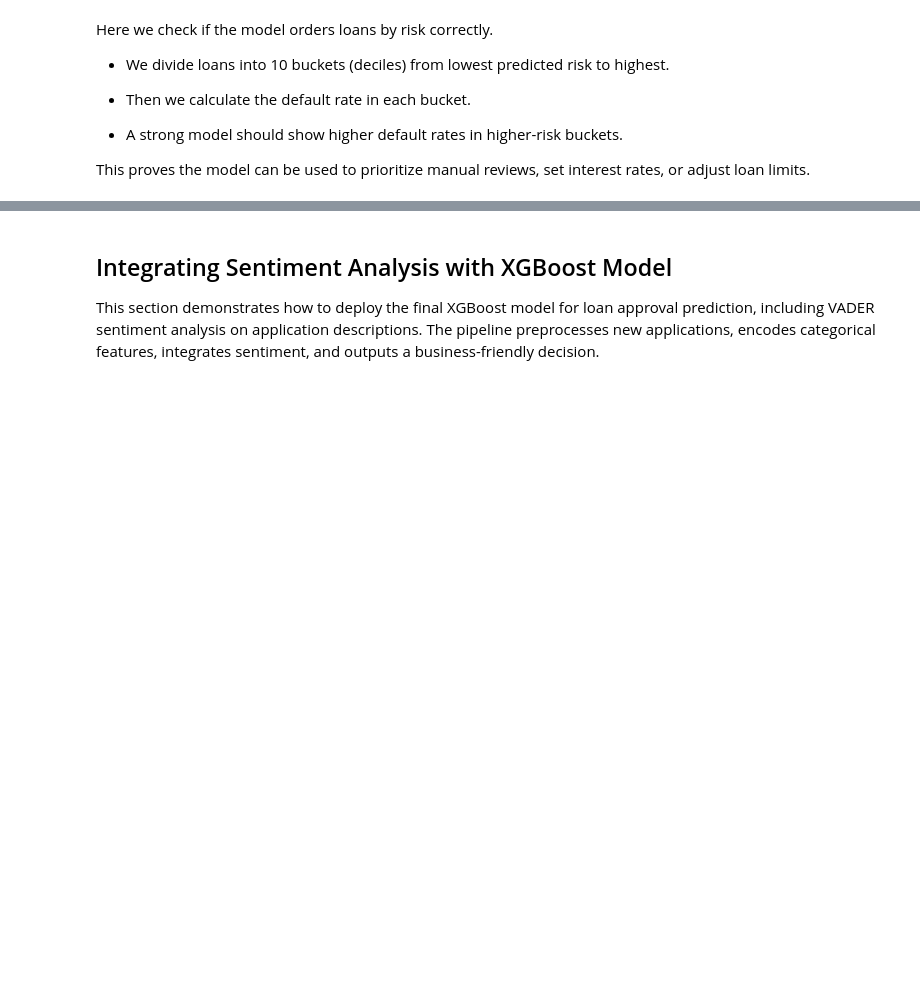
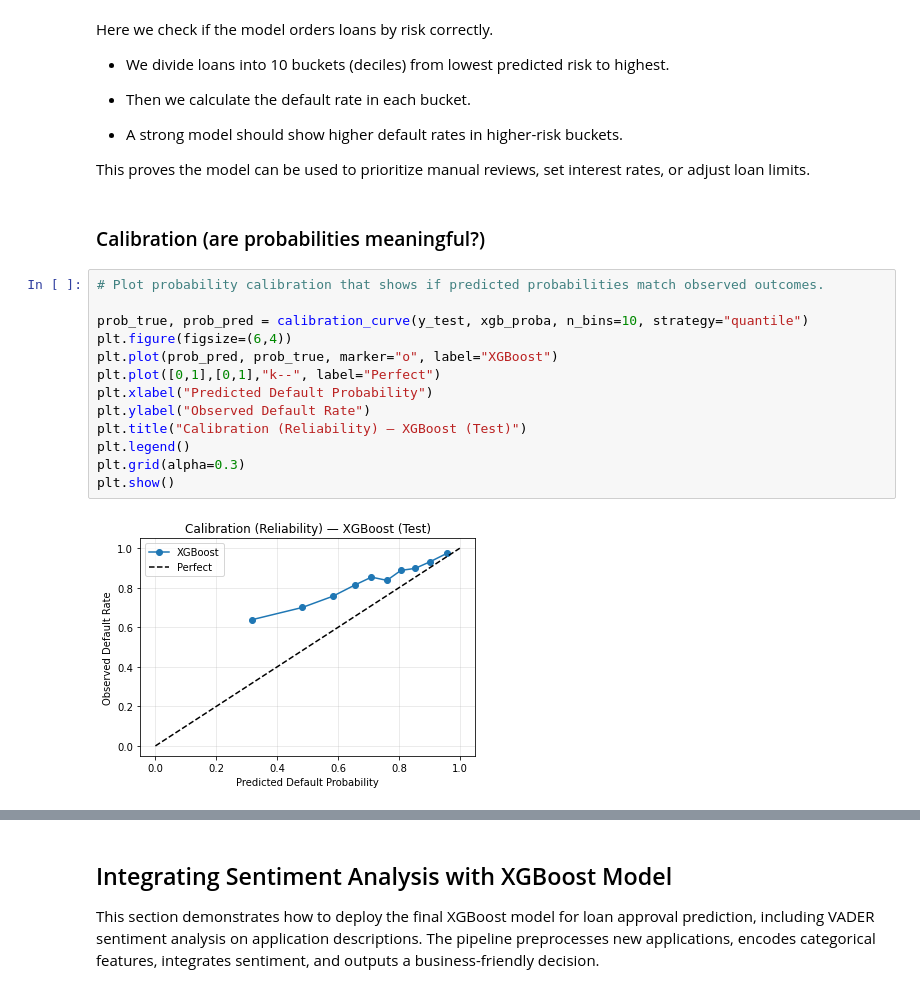
Before and after one commit to KweyuV/Digitizing-Loan-Approvals-for-Financial-Inclusion, a Jupyter notebook: Loan_approval_final.ipynb, the cells around one changed output, grey strips where cells are left out. Cells and saved outputs as stored; diff of their text form; blank space fills up the shorter version.

Commit message:
Evaluate XGBoost Model

```diff
--- a/Loan_approval_final.ipynb
+++ b/Loan_approval_final.ipynb
@@ -1160,3 +1167,20 @@ Here we check if the model orders loans by risk correctly.
 - A strong model should show higher default rates in higher-risk buckets.
 
 This proves the model can be used to prioritize manual reviews, set interest rates, or adjust loan limits.
+# %% [markdown]
+### Calibration (are probabilities meaningful?)
+# %%
+# Plot probability calibration that shows if predicted probabilities match observed outcomes.
+
+prob_true, prob_pred = calibration_curve(y_test, xgb_proba, n_bins=10, strategy="quantile")
+plt.figure(figsize=(6,4))
+plt.plot(prob_pred, prob_true, marker="o", label="XGBoost")
+plt.plot([0,1],[0,1],"k--", label="Perfect")
+plt.xlabel("Predicted Default Probability")
+plt.ylabel("Observed Default Rate")
+plt.title("Calibration (Reliability) — XGBoost (Test)")
+plt.legend()
+plt.grid(alpha=0.3)
+plt.show()
+# %% [output]
+[figure, added]
```
Also changed, not shown: parts of 15 cells of this notebook, 1 other file.
